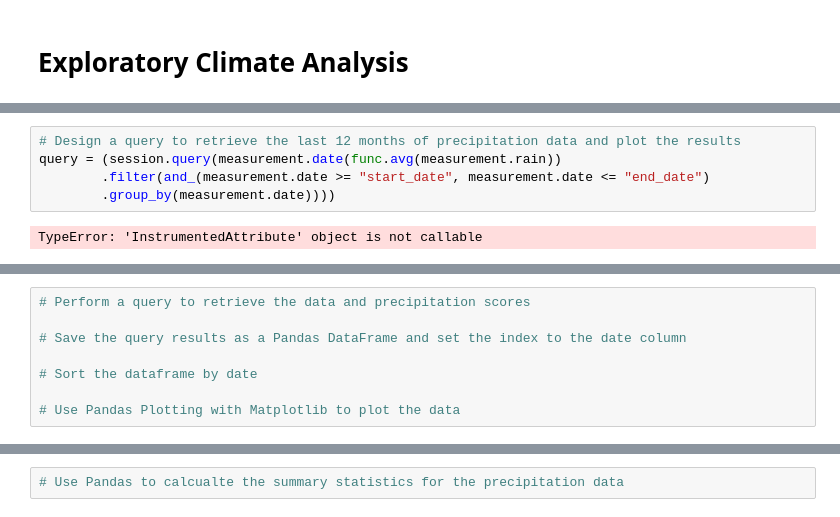
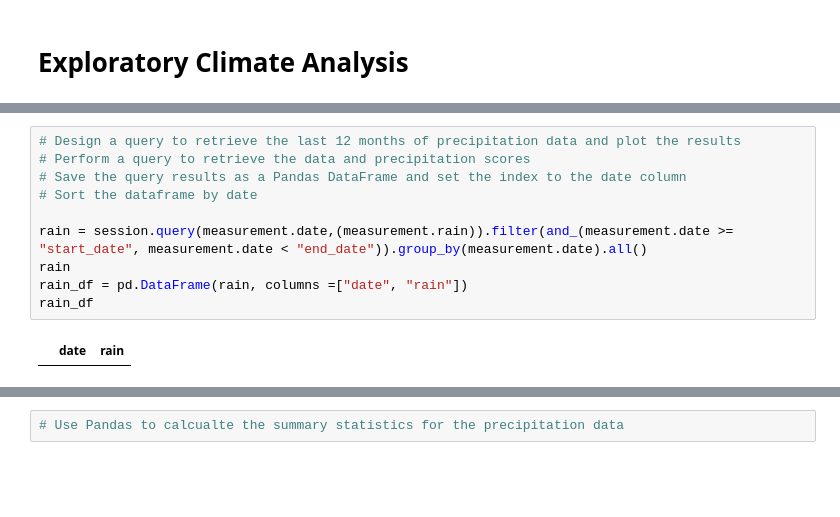
Before and after one commit to michaeldonatucci9/sqlalchemy-challenge, a Jupyter notebook: climate_starter.ipynb, the cells around one changed output, grey strips where cells are left out. Cells and saved outputs as stored; diff of their text form; blank space fills up the shorter version.

```diff
--- a/climate_starter.ipynb
+++ b/climate_starter.ipynb
@@ -162,17 +170,14 @@ from sqlalchemy.sql.expression import and_, extract
 [interactive output not drawn]
 # %%
 # Design a query to retrieve the last 12 months of precipitation data and plot the results
-query = (session.query(measurement.date(func.avg(measurement.rain))
-        .filter(and_(measurement.date >= "start_date", measurement.date <= "end_date")
-        .group_by(measurement.date))))
+# Perform a query to retrieve the data and precipitation scores
+# Save the query results as a Pandas DataFrame and set the index to the date column
+# Sort the dataframe by date
+
+rain = session.query(measurement.date,(measurement.rain)).filter(and_(measurement.date >= "start_date", measurement.date < "end_date")).group_by(measurement.date).all()
+rain
+rain_df = pd.DataFrame(rain, columns =["date", "rain"])
+rain_df
 # %% [output]
-TypeError: 'InstrumentedAttribute' object is not callable
+|  | date | rain |
 [interactive output not drawn]
-# %%
-# Perform a query to retrieve the data and precipitation scores
-
-# Save the query results as a Pandas DataFrame and set the index to the date column
-
-# Sort the dataframe by date
-
-# Use Pandas Plotting with Matplotlib to plot the data
```
Also changed, not shown: parts of 2 cells of this notebook.
